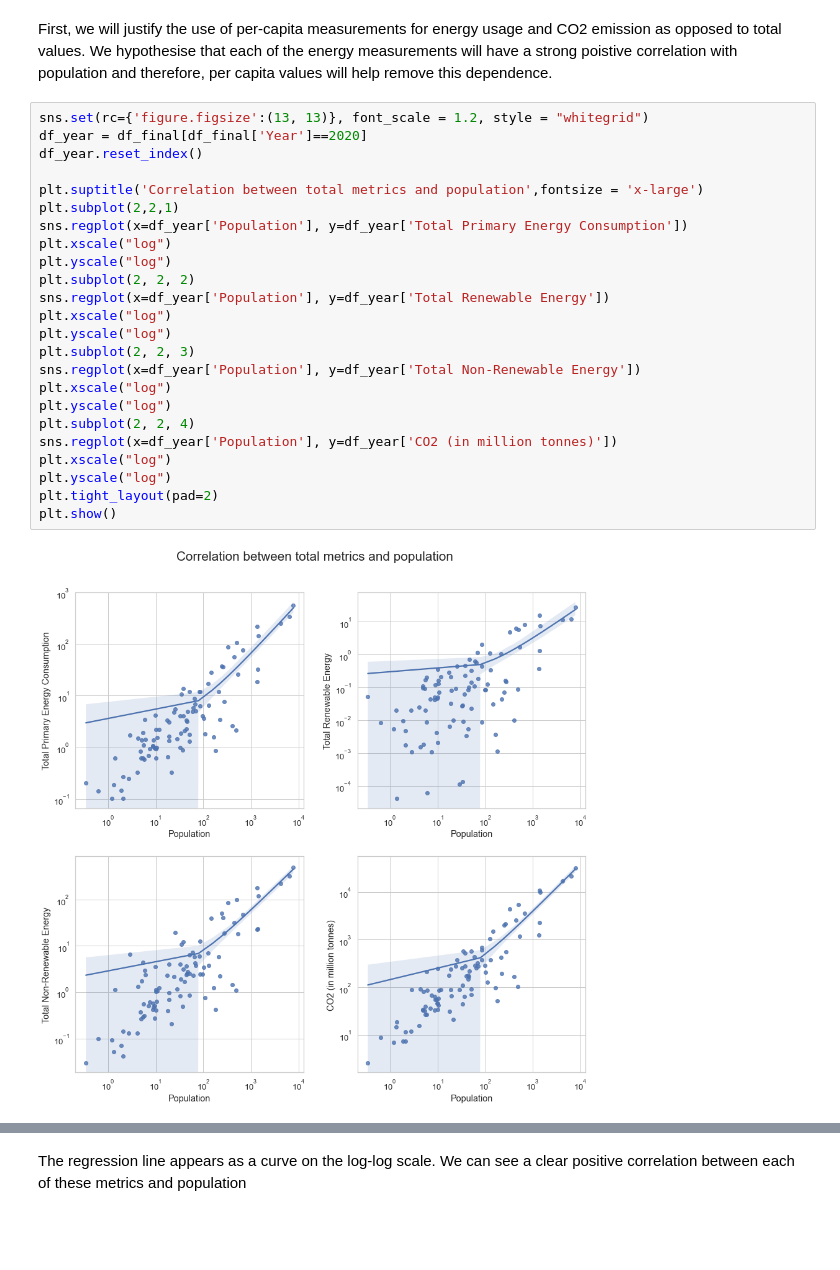
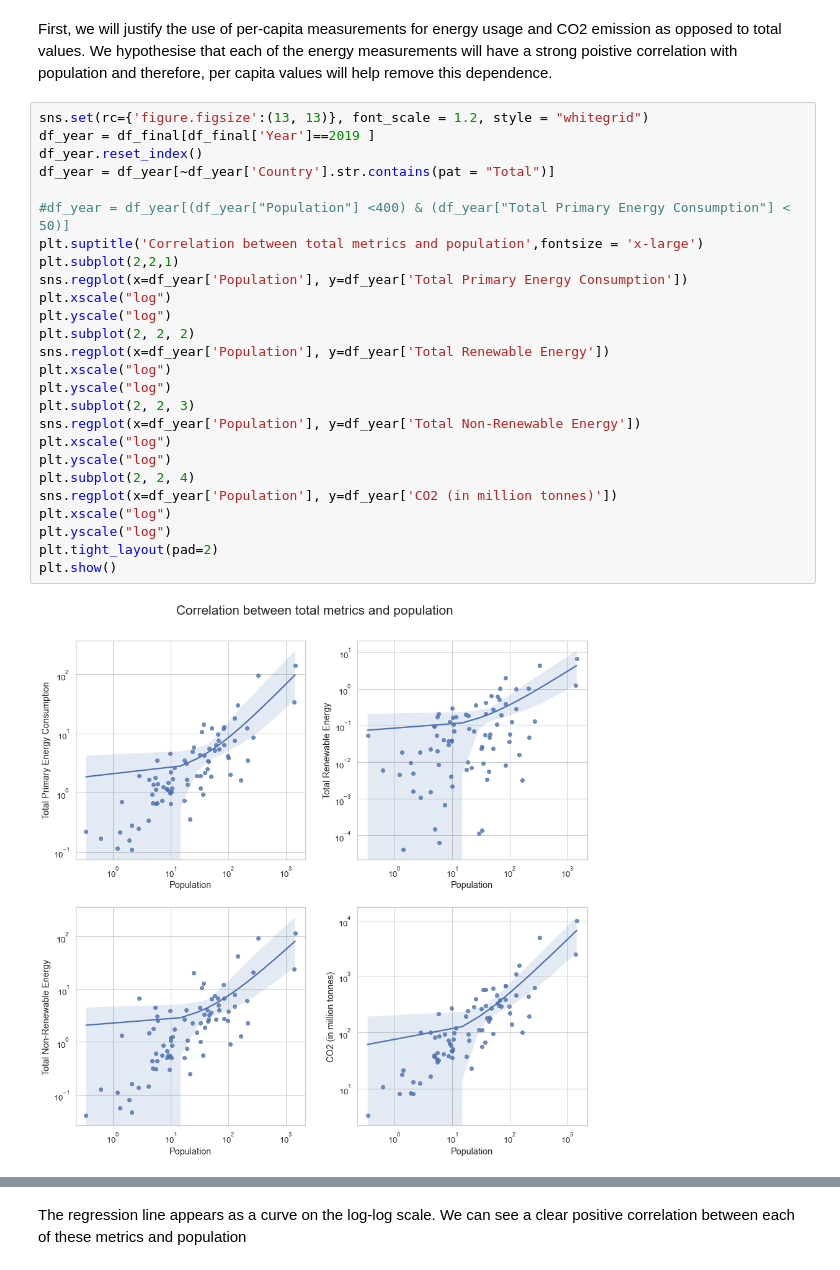
Before and after one commit to PranavaSinghal/DS203-Project, a Jupyter notebook: DS203_project.ipynb, the cells around one changed output, grey strips where cells are left out. Saved outputs shown, nothing was run; the diff lists cells and outputs as text; blank space fills up the shorter version.

```diff
--- a/DS203_project.ipynb
+++ b/DS203_project.ipynb
@@ -1090,27 +1088,29 @@ from sklearn.linear_model import LinearRegression
 First, we will justify the use of per-capita measurements for energy usage and CO2 emission as opposed to total values. We hypothesise that each of the energy measurements will have a strong poistive correlation with population and therefore, per capita values will help remove this dependence.
 # %%
 sns.set(rc={'figure.figsize':(13, 13)}, font_scale = 1.2, style = "whitegrid")
-df_year = df_final[df_final['Year']==2020]
+df_year = df_final[df_final['Year']==2019 ]
 df_year.reset_index()
+df_year = df_year[~df_year['Country'].str.contains(pat = "Total")]
 
+#df_year = df_year[(df_year["Population"] <400) & (df_year["Total Primary Energy Consumption"] < 50)]
 plt.suptitle('Correlation between total metrics and population',fontsize = 'x-large')
 plt.subplot(2,2,1)
 sns.regplot(x=df_year['Population'], y=df_year['Total Primary Energy Consumption'])
 plt.xscale("log")
 plt.yscale("log")
 plt.subplot(2, 2, 2)
 sns.regplot(x=df_year['Population'], y=df_year['Total Renewable Energy'])
 plt.xscale("log")
 plt.yscale("log")
 plt.subplot(2, 2, 3)
 sns.regplot(x=df_year['Population'], y=df_year['Total Non-Renewable Energy'])
 plt.xscale("log")
 plt.yscale("log")
 plt.subplot(2, 2, 4)
 sns.regplot(x=df_year['Population'], y=df_year['CO2 (in million tonnes)'])
 plt.xscale("log")
 plt.yscale("log")
 plt.tight_layout(pad=2)
 plt.show()
 # %% [output]
-[figure, old version]
+[figure, new version]
```
Also changed, not shown: parts of 15 cells of this notebook, 1 other file.
